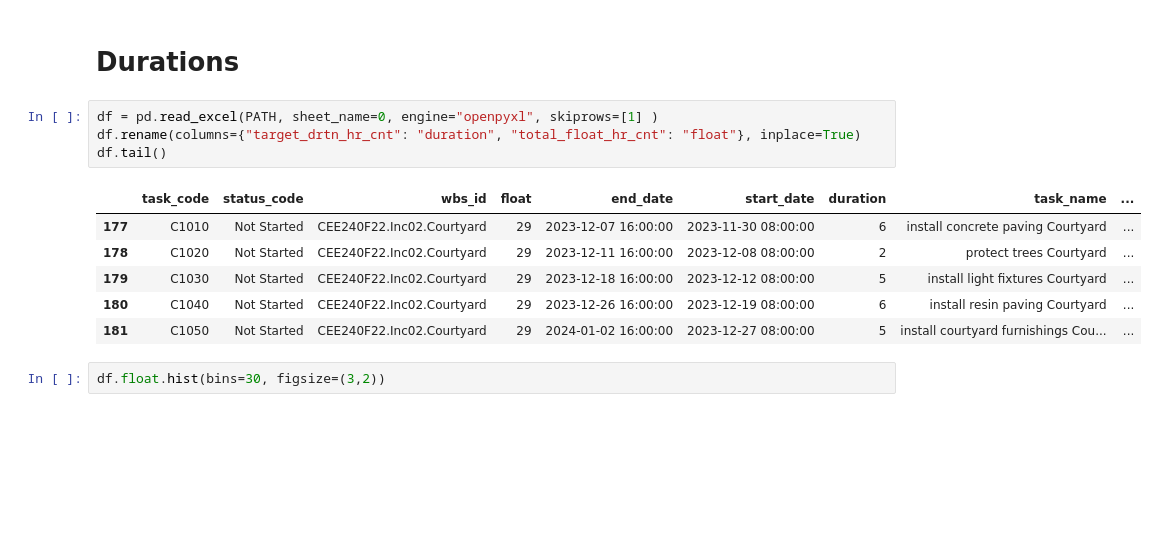
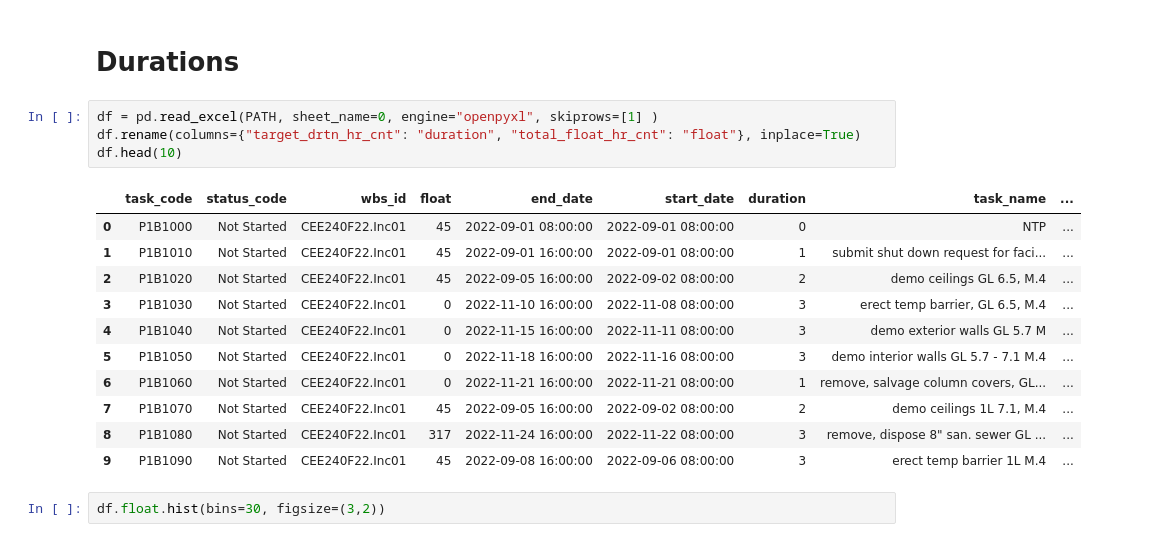
Before and after one commit to juliet29/cee240, a Jupyter notebook: code/p6_milestones.ipynb, the cells around one changed output. Drawn from its saved outputs; the diff is of its cells as text; blank space fills up the shorter version.

```diff
--- a/code/p6_milestones.ipynb
+++ b/code/p6_milestones.ipynb
@@ -27,14 +27,19 @@ df02
 # %%
 df = pd.read_excel(PATH, sheet_name=0, engine="openpyxl", skiprows=[1] )
 df.rename(columns={"target_drtn_hr_cnt": "duration", "total_float_hr_cnt": "float"}, inplace=True)
-df.tail()
+df.head(10)
 # %% [output]
 |  | task_code | status_code | wbs_id | float | end_date | start_date | duration | task_name | ... |
-| 177 | C1010 | Not Started | CEE240F22.Inc02.Courtyard | 29 | 2023-12-07 16:00:00 | 2023-11-30 08:00:00 | 6 | install concrete paving Courtyard | ... |
-| 178 | C1020 | Not Started | CEE240F22.Inc02.Courtyard | 29 | 2023-12-11 16:00:00 | 2023-12-08 08:00:00 | 2 | protect trees Courtyard | ... |
-| 179 | C1030 | Not Started | CEE240F22.Inc02.Courtyard | 29 | 2023-12-18 16:00:00 | 2023-12-12 08:00:00 | 5 | install light fixtures Courtyard | ... |
-| 180 | C1040 | Not Started | CEE240F22.Inc02.Courtyard | 29 | 2023-12-26 16:00:00 | 2023-12-19 08:00:00 | 6 | install resin paving Courtyard | ... |
-| 181 | C1050 | Not Started | CEE240F22.Inc02.Courtyard | 29 | 2024-01-02 16:00:00 | 2023-12-27 08:00:00 | 5 | install courtyard furnishings Cou... | ... |
+| 0 | P1B1000 | Not Started | CEE240F22.Inc01 | 45 | 2022-09-01 08:00:00 | 2022-09-01 08:00:00 | 0 | NTP | ... |
+| 1 | P1B1010 | Not Started | CEE240F22.Inc01 | 45 | 2022-09-01 16:00:00 | 2022-09-01 08:00:00 | 1 | submit shut down request for faci... | ... |
+| 2 | P1B1020 | Not Started | CEE240F22.Inc01 | 45 | 2022-09-05 16:00:00 | 2022-09-02 08:00:00 | 2 | demo ceilings GL 6.5, M.4 | ... |
+| 3 | P1B1030 | Not Started | CEE240F22.Inc01 | 0 | 2022-11-10 16:00:00 | 2022-11-08 08:00:00 | 3 | erect temp barrier, GL 6.5, M.4 | ... |
+| 4 | P1B1040 | Not Started | CEE240F22.Inc01 | 0 | 2022-11-15 16:00:00 | 2022-11-11 08:00:00 | 3 | demo exterior walls GL 5.7 M | ... |
+| 5 | P1B1050 | Not Started | CEE240F22.Inc01 | 0 | 2022-11-18 16:00:00 | 2022-11-16 08:00:00 | 3 | demo interior walls GL 5.7 - 7.1 M.4 | ... |
+| 6 | P1B1060 | Not Started | CEE240F22.Inc01 | 0 | 2022-11-21 16:00:00 | 2022-11-21 08:00:00 | 1 | remove, salvage column covers, GL... | ... |
+| 7 | P1B1070 | Not Started | CEE240F22.Inc01 | 45 | 2022-09-05 16:00:00 | 2022-09-02 08:00:00 | 2 | demo ceilings 1L 7.1, M.4 | ... |
+| 8 | P1B1080 | Not Started | CEE240F22.Inc01 | 317 | 2022-11-24 16:00:00 | 2022-11-22 08:00:00 | 3 | remove, dispose 8" san. sewer GL ... | ... |
+| 9 | P1B1090 | Not Started | CEE240F22.Inc01 | 45 | 2022-09-08 16:00:00 | 2022-09-06 08:00:00 | 3 | erect temp barrier 1L M.4 | ... |
 # %%
 df.float.hist(bins=30, figsize=(3,2))
 # %% [output]
```
Also changed, not shown: parts of 10 cells of this notebook, 2 other files.
